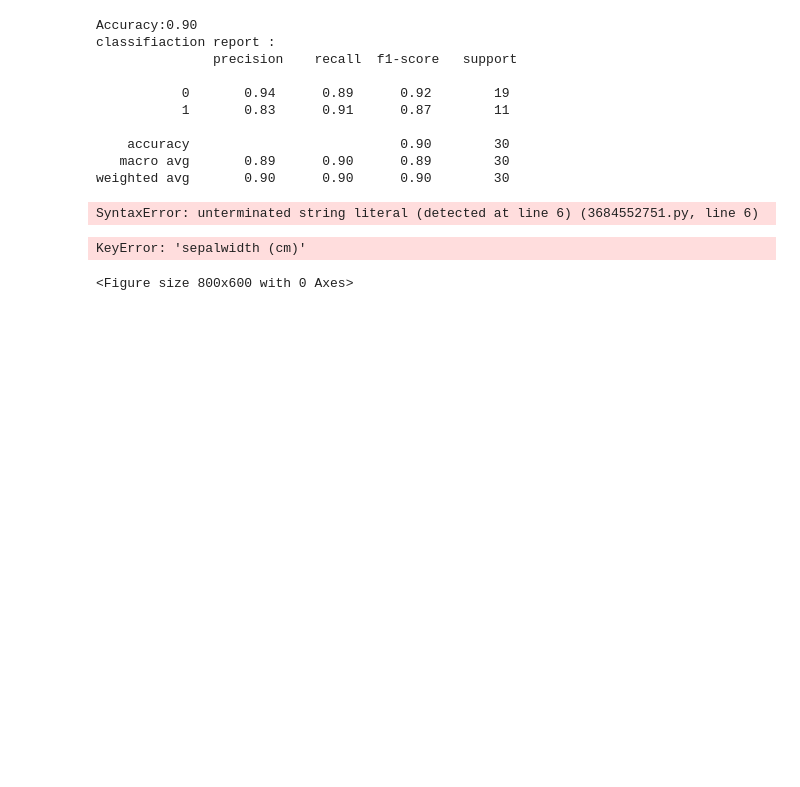
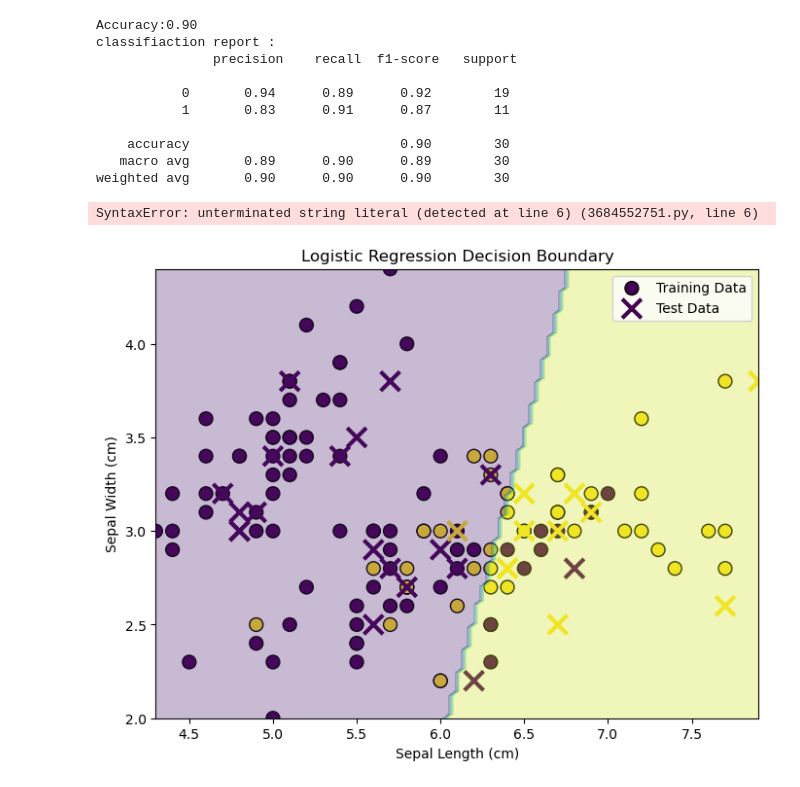
Before and after one commit to Deepak3015/Machine-Repo, a Jupyter notebook: Linear Model projects/P3.ipynb, the cells around one changed output. Saved outputs shown, nothing was run; the diff lists cells and outputs as text; code cells hidden in the pictures; blank space fills up the shorter version.

```diff
--- a/Linear Model projects/P3.ipynb
+++ b/Linear Model projects/P3.ipynb
@@ -62,35 +62,34 @@ SyntaxError: unterminated string literal (detected at line 6) (3684552751.py, li
 # %%
 # Visualize decision boundary
 plt.figure(figsize=(8, 6))
 
 # Plot the training points
-plt.scatter(_train['sepal length (cm)'], x_train['sepal width (cm)'], c=y_train, cmap='viridis', edgecolors='k',
+plt.scatter(x_train['sepal length (cm)'], x_train['sepal width (cm)'], c=y_train, cmap='viridis', edgecolors='k',
             s=100, label='Training Data')
 
 # Plot the test points
-plt.scatter(X_test['sepal length (cm)'], X_test['sepal width (cm)'], c=y_test, cmap='viridis', marker='x',
+plt.scatter(x_test['sepal length (cm)'], x_test['sepal width (cm)'], c=y_test, cmap='viridis', marker='x',
             s=200, linewidth=3, label='Test Data')
 
 # Create a meshgrid for the decision boundary
-xx, yy = np.meshgrid(np.linspace(X['sepal length (cm)'].min(), X['sepal length (cm)'].max(), 100),
-                     np.linspace(X['sepal width (cm)'].min(), X['sepal width (cm)'].max(), 100))
+xx, yy = np.meshgrid(np.linspace(x['sepal length (cm)'].min(), x['sepal length (cm)'].max(), 100),
+                     np.linspace(x['sepal width (cm)'].min(), x['sepal width (cm)'].max(), 100))
 
 Z = model.predict(np.c_[xx.ravel(), yy.ravel()])
 Z = Z.reshape(xx.shape)
 
 # Plot decision boundary
 plt.contourf(xx, yy, Z, alpha=0.3, cmap='viridis')
 
 # Add labels and title
 plt.xlabel('Sepal Length (cm)')
 plt.ylabel('Sepal Width (cm)')
 plt.title('Logistic Regression Decision Boundary')
 
 # Add legend
 plt.legend()
 
 # Show the plot
 plt.show()
 # %% [output]
-KeyError: 'sepalwidth (cm)'
-<Figure size 800x600 with 0 Axes>
+[figure, added]
```
